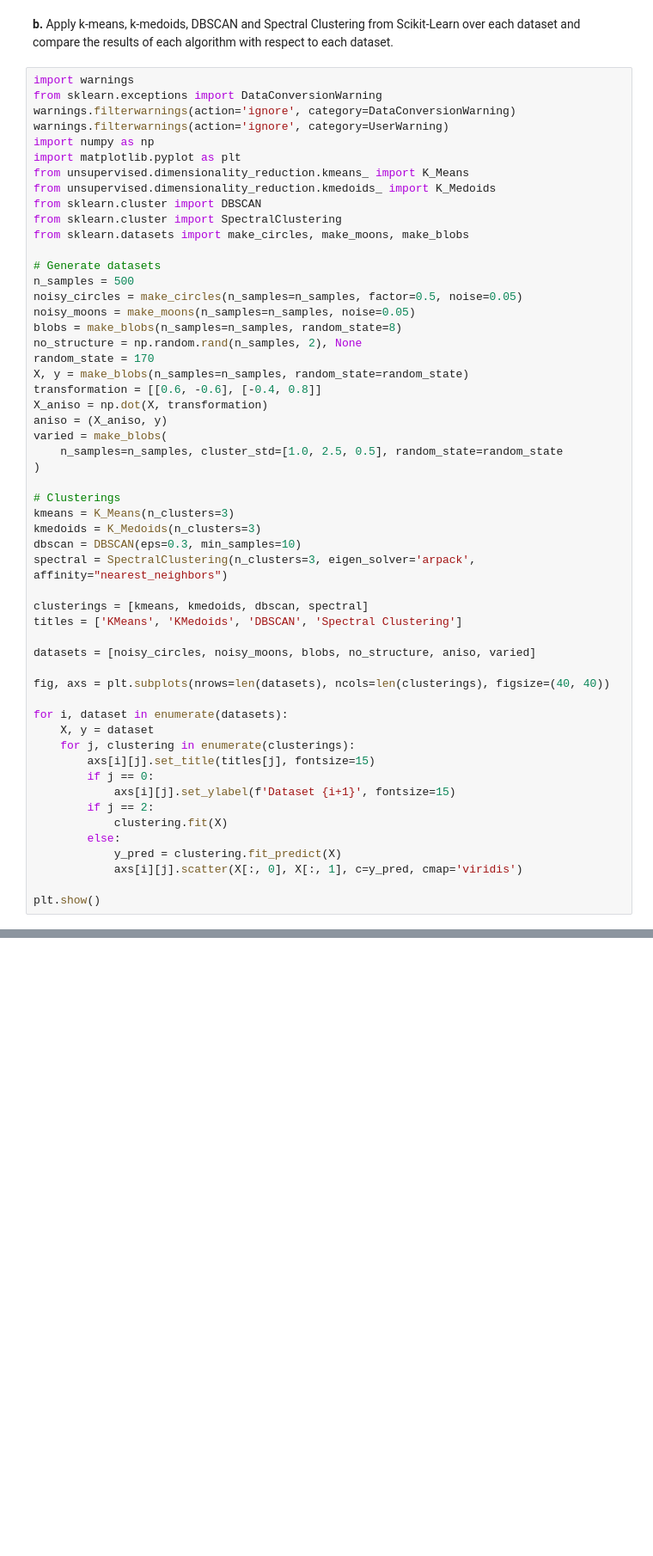
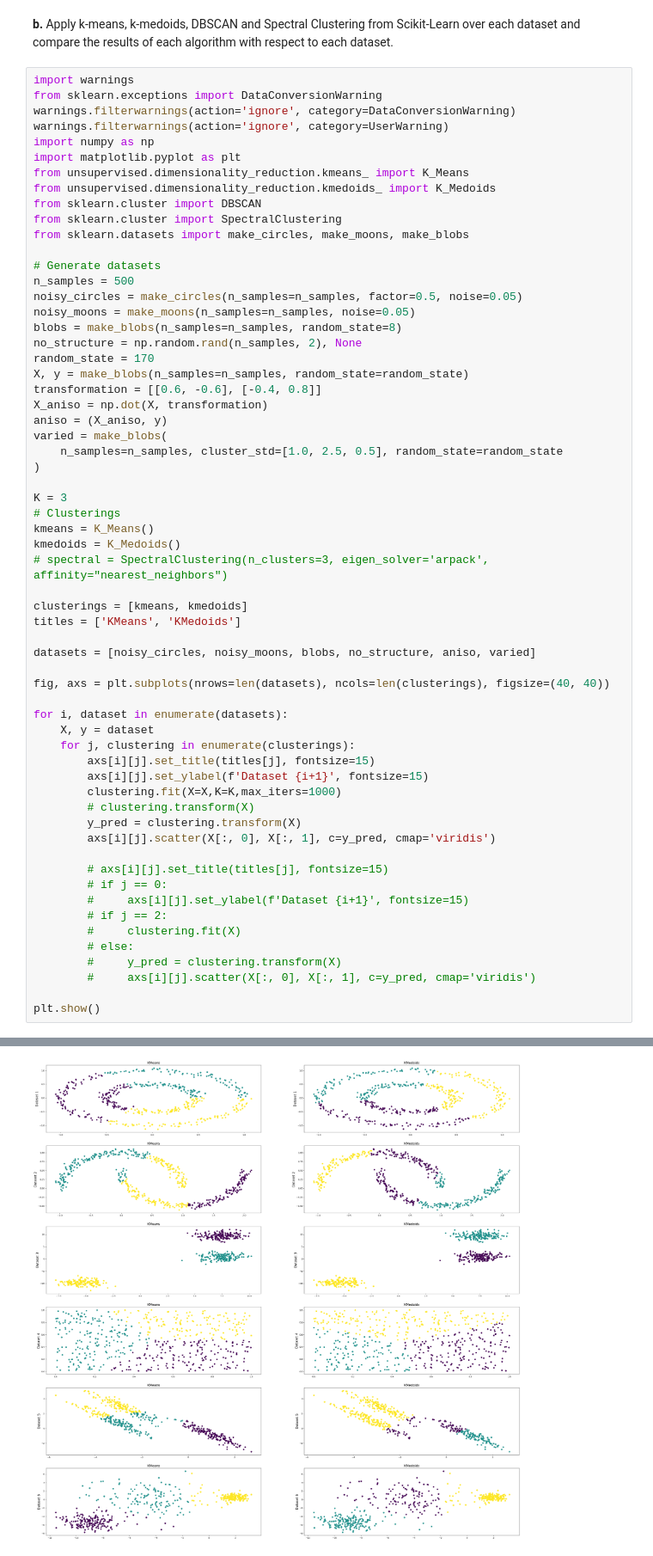
Before and after one commit to laurabarrerae/Clustering, a Jupyter notebook: Solution_exercises.ipynb, the cells around one changed output, grey strips where cells are left out. Shown at 86% size. Drawn from its saved outputs; the diff is of its cells as text; blank space fills up the shorter version.

```diff
--- a/Solution_exercises.ipynb
+++ b/Solution_exercises.ipynb
@@ -386,14 +386,14 @@ varied = make_blobs(
     n_samples=n_samples, cluster_std=[1.0, 2.5, 0.5], random_state=random_state
 )
 
+K = 3
 # Clusterings
-kmeans = K_Means(n_clusters=3)
-kmedoids = K_Medoids(n_clusters=3)
-dbscan = DBSCAN(eps=0.3, min_samples=10)
-spectral = SpectralClustering(n_clusters=3, eigen_solver='arpack', affinity="nearest_neighbors")
+kmeans = K_Means()
+kmedoids = K_Medoids()
+# spectral = SpectralClustering(n_clusters=3, eigen_solver='arpack', affinity="nearest_neighbors")
 
-clusterings = [kmeans, kmedoids, dbscan, spectral]
-titles = ['KMeans', 'KMedoids', 'DBSCAN', 'Spectral Clustering']
+clusterings = [kmeans, kmedoids]
+titles = ['KMeans', 'KMedoids']
 
 datasets = [noisy_circles, noisy_moons, blobs, no_structure, aniso, varied]
 
@@ -403,13 +403,20 @@ for i, dataset in enumerate(datasets):
     X, y = dataset
     for j, clustering in enumerate(clusterings):
         axs[i][j].set_title(titles[j], fontsize=15)
-        if j == 0:
-            axs[i][j].set_ylabel(f'Dataset {i+1}', fontsize=15)
-        if j == 2:
-            clustering.fit(X)
-        else:
-            y_pred = clustering.fit_predict(X)
-            axs[i][j].scatter(X[:, 0], X[:, 1], c=y_pred, cmap='viridis')
+        axs[i][j].set_ylabel(f'Dataset {i+1}', fontsize=15)
+        clustering.fit(X=X,K=K,max_iters=1000)
+        # clustering.transform(X)
+        y_pred = clustering.transform(X)
+        axs[i][j].scatter(X[:, 0], X[:, 1], c=y_pred, cmap='viridis')
+
+        # axs[i][j].set_title(titles[j], fontsize=15)
+        # if j == 0:
+        #     axs[i][j].set_ylabel(f'Dataset {i+1}', fontsize=15)
+        # if j == 2:
+        #     clustering.fit(X)
+        # else:
+        #     y_pred = clustering.transform(X)
+        #     axs[i][j].scatter(X[:, 0], X[:, 1], c=y_pred, cmap='viridis')
 
 plt.show()
 # %% [output]
@@ -417,3 +423,4 @@ TypeError: K_Means.__init__() got an unexpected keyword argument 'n_clusters'
+[figure, added]
 # %%
 import warnings
 from sklearn.exceptions import DataConversionWarning
```
Also changed, not shown: parts of 1 cell of this notebook, 2 other files.
